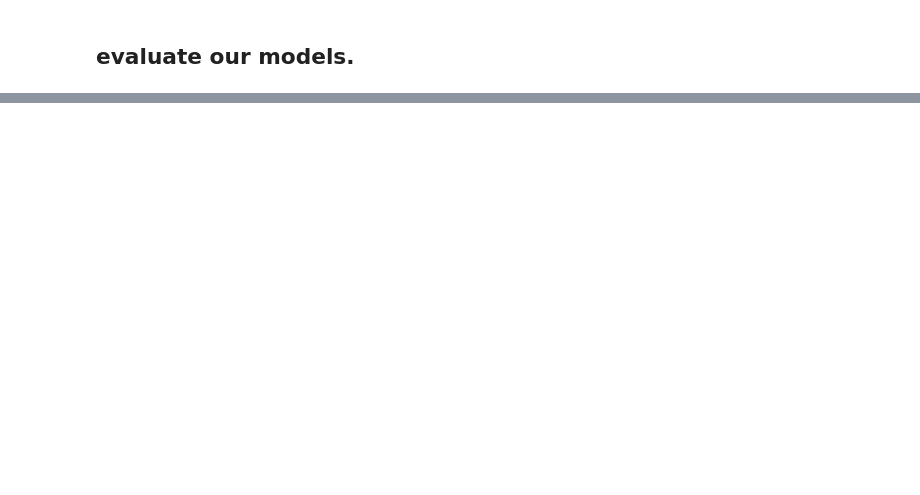
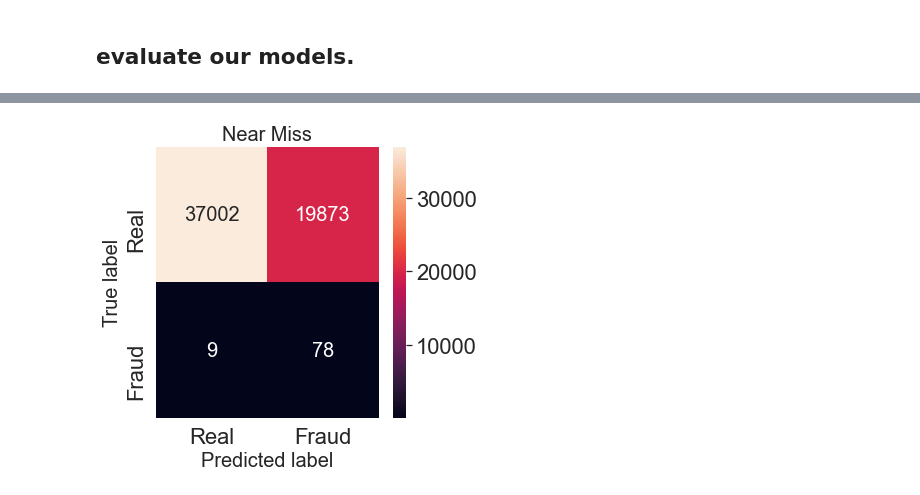
Before and after one commit to nershman/imbalanced-learning, a Jupyter notebook: notebook1.ipynb, the cells around one changed output, grey strips where cells are left out. Cells and saved outputs as stored; diff of their text form; code cells hidden in the pictures; blank space fills up the shorter version.

```diff
--- a/notebook1.ipynb
+++ b/notebook1.ipynb
@@ -342,0 +462,2 @@ Epoch 8/8
+# %%
+hist_nemi = mod_nearmiss.fit(X_train_miss, y_train_miss, epochs=nb_epoch, batch_size=nb_batch, callbacks=[time_nemi])
@@ -343,3 +502,3 @@ Epoch 8/8
 # %%
-mod_nearmiss.fit(X_train, y_train, epochs=nb_epoch, batch_size=nb_batch, callbacks=[time_focal])
+hist_bal = mod_ce_bal.fit(X_train, y_train, epochs=nb_epoch, batch_size=nb_batch, callbacks=[time_bal])
 # %% [output]
@@ -465,0 +623,22 @@ error_count
+# %%
+predictions = mod_nearmiss.predict(X_test, batch_size=1000)
+
+LABELS = ['Real','Fraud']
+
+max_test = np.argmax(y_test, axis=1)
+max_predictions = np.argmax(predictions, axis=1)
+confusion_matrix = metrics.confusion_matrix(max_test, max_predictions)
+
+plt.figure(figsize=(5, 5))
+sns.heatmap(confusion_matrix, xticklabels=LABELS, yticklabels=LABELS, annot=True, fmt="d", annot_kws={"size": 20});
+plt.title("Near Miss", fontsize=20)
+plt.ylabel('True label', fontsize=20)
+plt.xlabel('Predicted label', fontsize=20)
+plt.show()
+
+#number of fraud cases categorizes as real -> get the amount of money
+X_temp = X_orig.iloc[X_test.index]['Amount']
+total_monetary_loss = sum(X_temp[(max_test != max_predictions) & (max_test == 1)])
+print("total monetary loss: " + str(total_monetary_loss))
+# %% [output]
+[figure, added]
```
Also changed, not shown: parts of 45 cells of this notebook, 1 other file.
